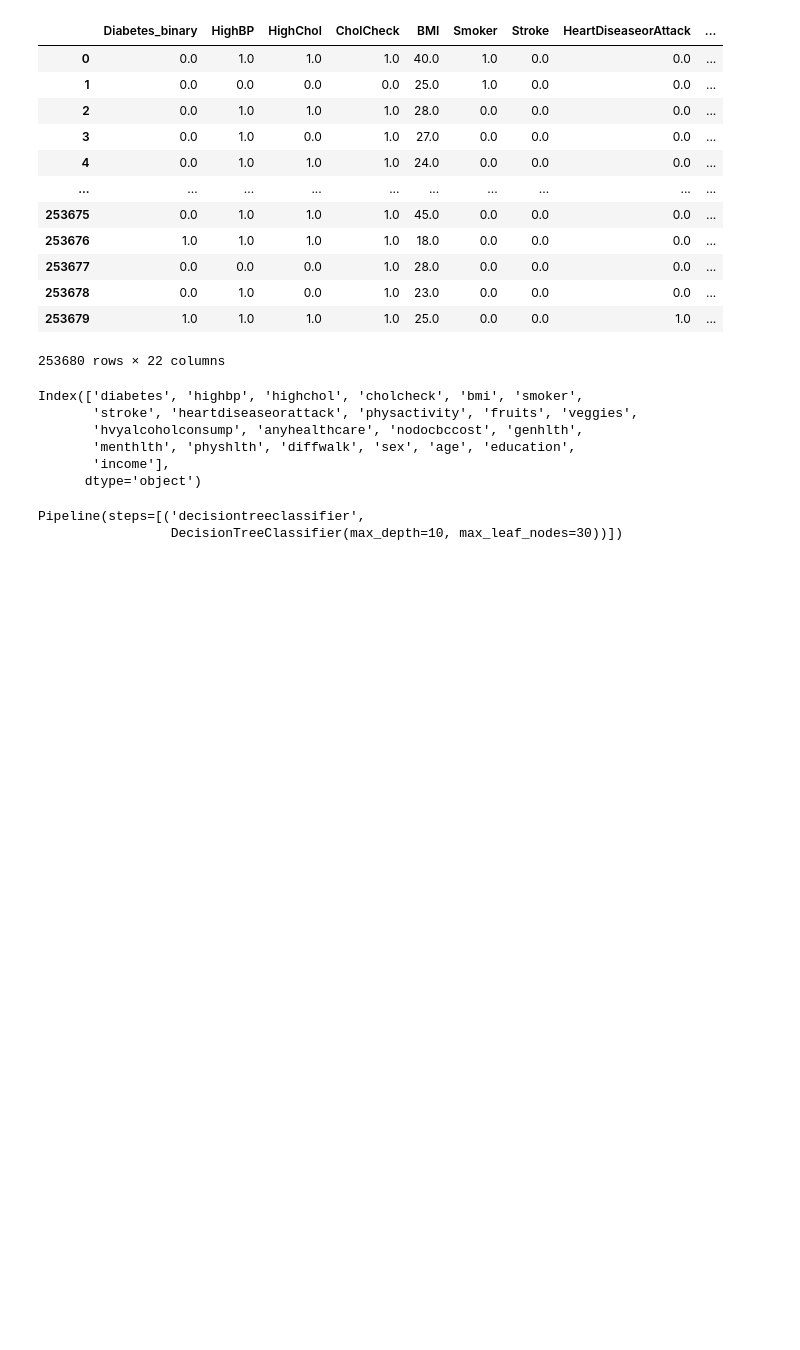
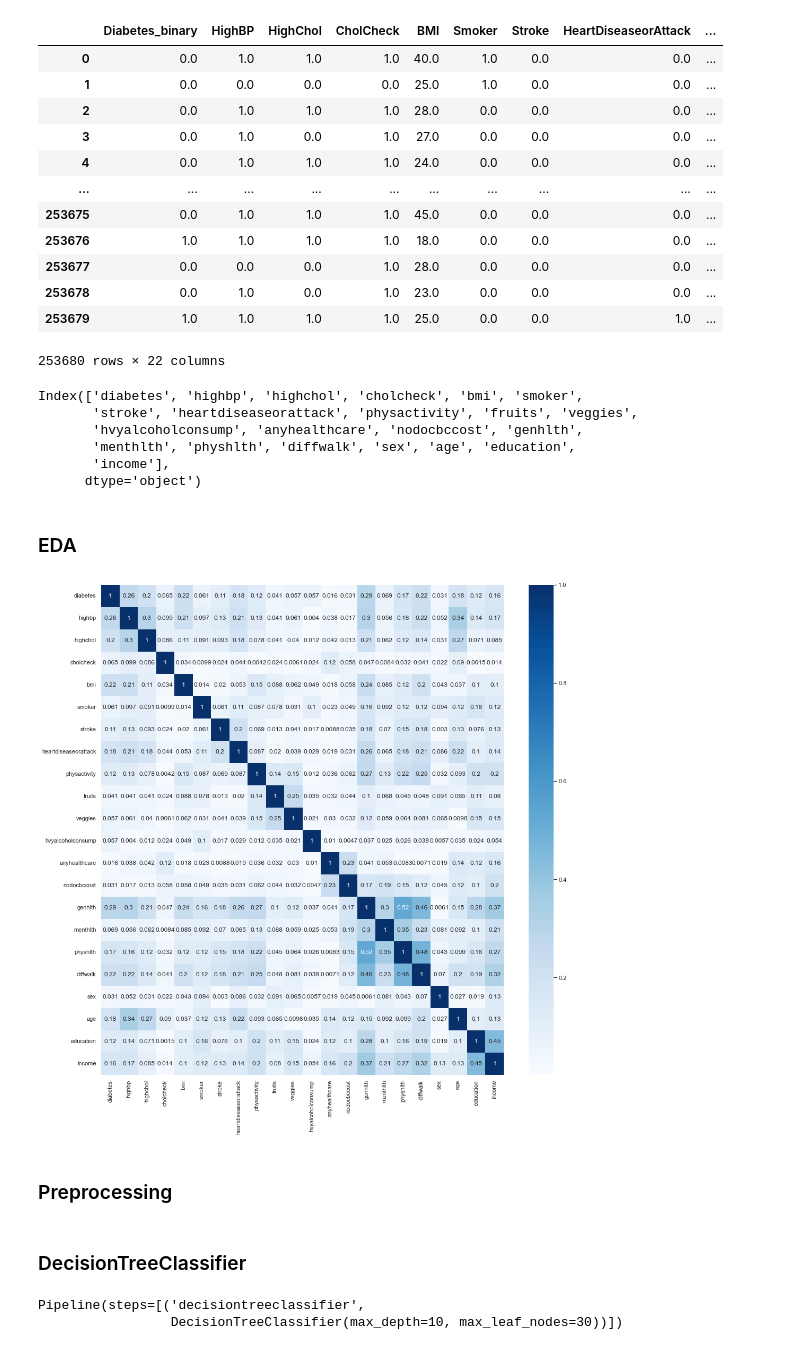
Before and after one commit to maclavijo/MLZoomcamp, a Jupyter notebook: MLZ_MidtermProject/Diabetes.ipynb, the cells around one changed output. Saved outputs shown, nothing was run; the diff lists cells and outputs as text; code cells hidden in the pictures; blank space fills up the shorter version.

```diff
--- a/MLZ_MidtermProject/Diabetes.ipynb
+++ b/MLZ_MidtermProject/Diabetes.ipynb
@@ -193,3 +403,15 @@ data = df.drop(columns=['diabetes'])
 # %%
 dfTrainFull, dfTest, yTrainFull, yTest = train_test_split(data, target, test_size=0.2, random_state=11)
 dfTrain, dfVal, yTrain, yVal = train_test_split(data, target, test_size=0.25, random_state=11)
+# %% [markdown]
+### EDA
+# %%
+#sns.set_theme()
+corr_matrix = df.corr().abs()
+plt.figure(figsize=(17,17))
+
+_ = sns.heatmap(corr_matrix, cmap="Blues", annot=True)
+# %% [output]
+[figure, added]
+# %% [markdown]
+### Preprocessing
@@ -196,3 +438,5 @@ dfTrain, dfVal, yTrain, yVal = train_test_split(data, target, test_size=0.25, ra
+# %% [markdown]
+### DecisionTreeClassifier
 # %%
 # creating the model
 from sklearn.pipeline import make_pipeline
```
Also changed, not shown: parts of 78 cells of this notebook, 1 other file.
